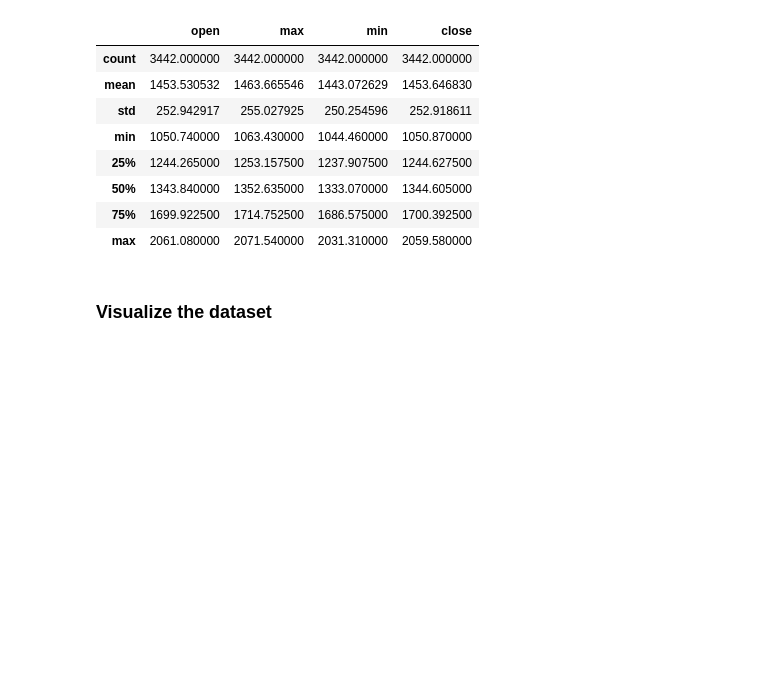
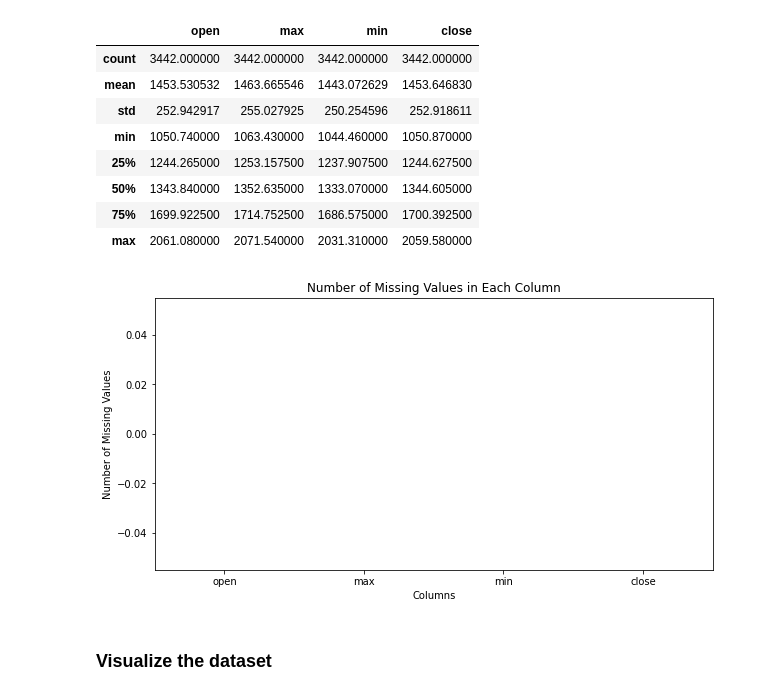
Before and after one commit to mrbseba/gold_forecasting, a Jupyter notebook: gold_project.ipynb, the cells around one changed output. Cells and saved outputs as stored; diff of their text form; code cells hidden in the pictures; blank space fills up the shorter version.

```diff
--- a/gold_project.ipynb
+++ b/gold_project.ipynb
@@ -81,6 +65,27 @@ g_df.describe()
 | 50% | 1343.840000 | 1352.635000 | 1333.070000 | 1344.605000 |
 | 75% | 1699.922500 | 1714.752500 | 1686.575000 | 1700.392500 |
 | max | 2061.080000 | 2071.540000 | 2031.310000 | 2059.580000 |
+# %%
+# check for missing values
+import matplotlib.pyplot as plt
+import seaborn as sns
+
+# Calculate the number of missing values in each column
+missing = df.isnull().sum()
+
+# Plot the number of missing values in each column
+plt.figure(figsize=(10,5))
+sns.barplot(x=missing.index, y=missing.values)
+
+# Add labels and title to the plot
+plt.xlabel("Columns")
+plt.ylabel("Number of Missing Values")
+plt.title("Number of Missing Values in Each Column")
+
+# Show the plot
+plt.show()
+# %% [output]
+[figure, added]
 # %% [markdown]
 ### Visualize the dataset
 # %%
```
Also changed, not shown: parts of 42 cells of this notebook.
